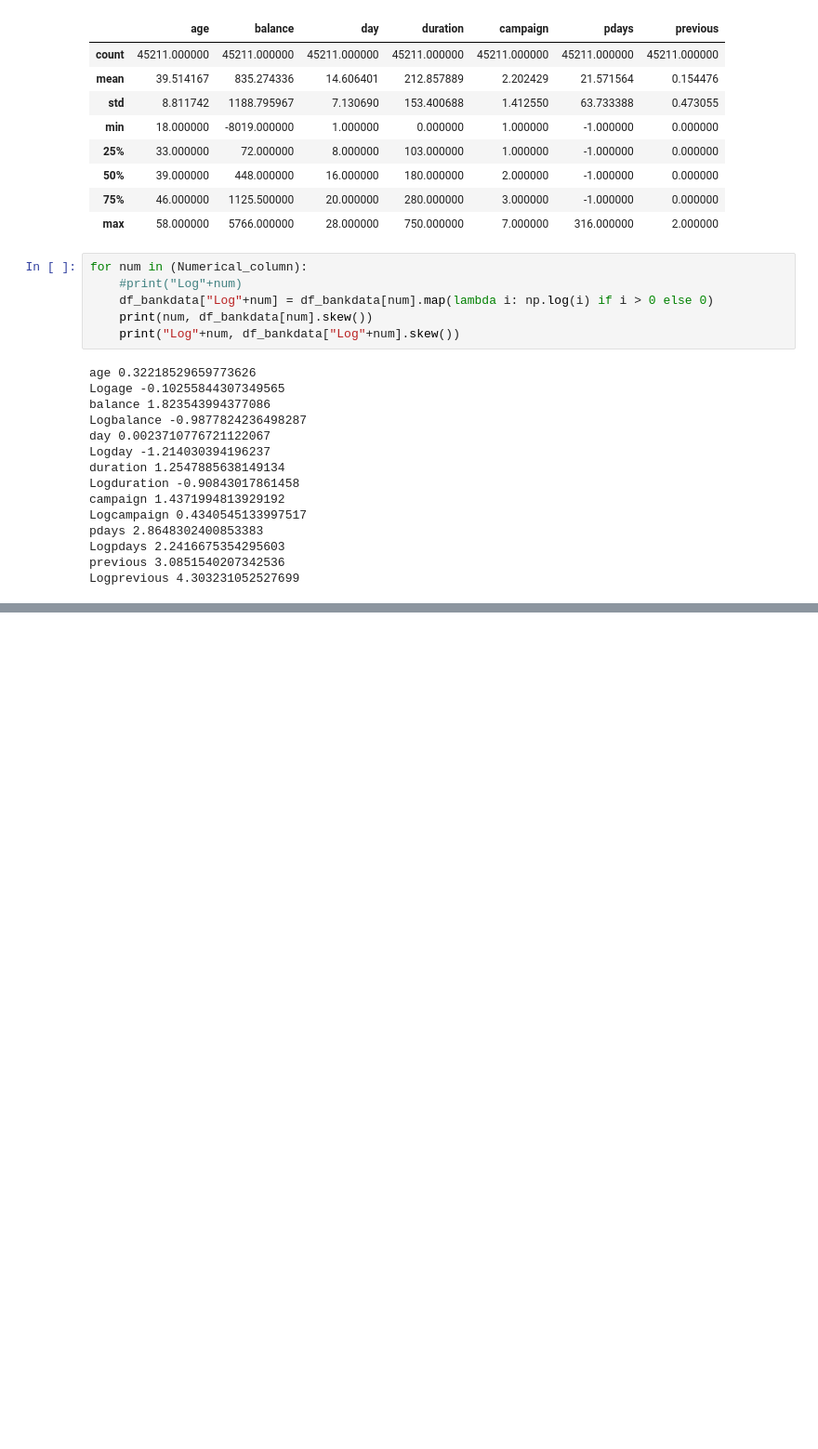
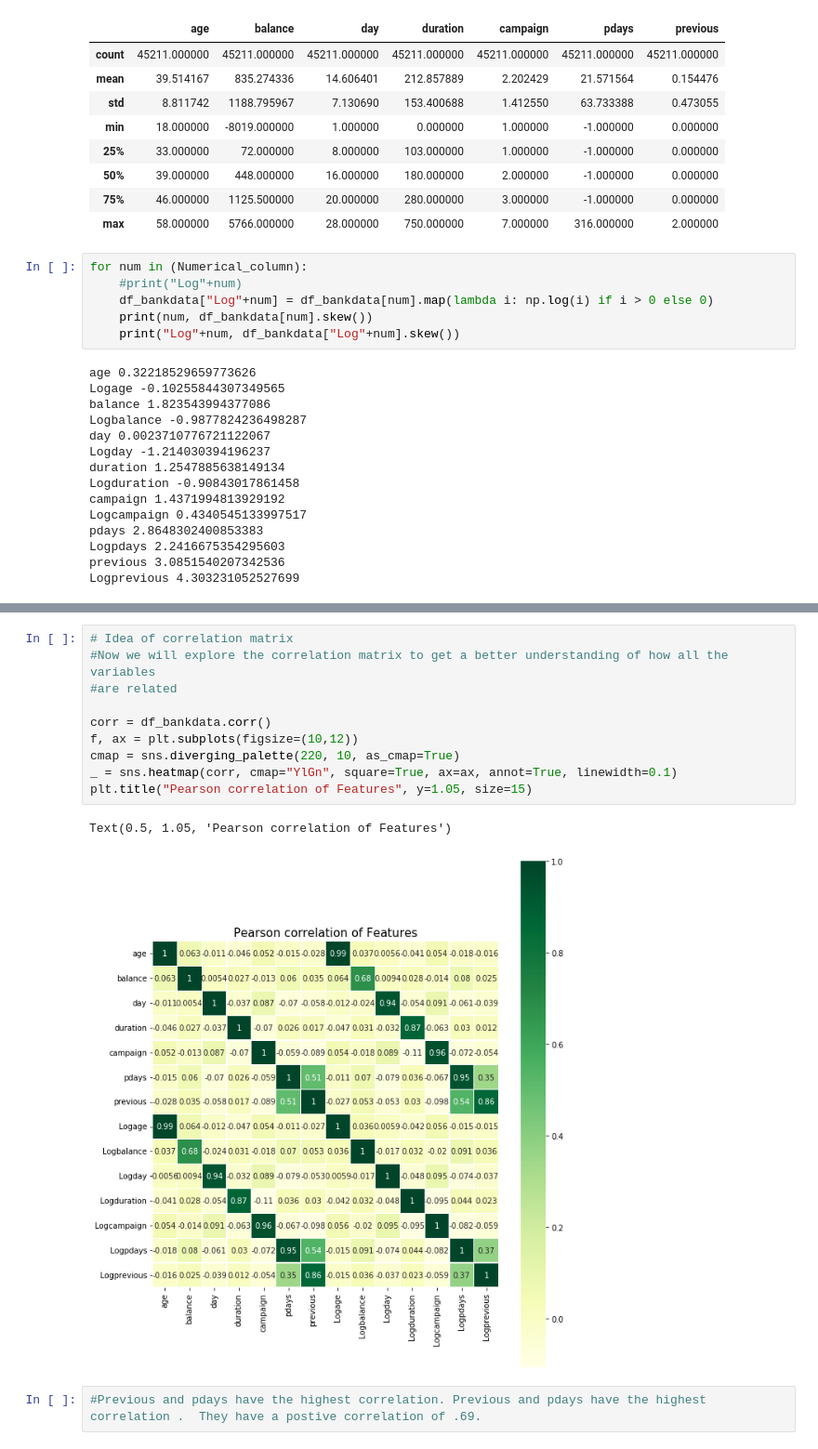
Before and after one commit to LakshmiVidyasagar/Final-Deliverables-Bank-data, a Jupyter notebook: Final Deliverable.ipynb, the cells around one changed output, grey strips where cells are left out. Shown: that part at 93% size. Saved outputs shown, nothing was run; the diff lists cells and outputs as text; blank space fills up the shorter version.

```diff
--- a/Final Deliverable.ipynb
+++ b/Final Deliverable.ipynb
@@ -258,0 +430,15 @@ df_bankdata.describe()
+# %%
+# Idea of correlation matrix
+#Now we will explore the correlation matrix to get a better understanding of how all the variables
+#are related
+
+corr = df_bankdata.corr()
+f, ax = plt.subplots(figsize=(10,12))
+cmap = sns.diverging_palette(220, 10, as_cmap=True)
+_ = sns.heatmap(corr, cmap="YlGn", square=True, ax=ax, annot=True, linewidth=0.1)
+plt.title("Pearson correlation of Features", y=1.05, size=15)
+# %% [output]
+Text(0.5, 1.05, 'Pearson correlation of Features')
+[figure, added]
+# %%
+#Previous and pdays have the highest correlation. Previous and pdays have the highest correlation .  They have a postive correlation of .69.
```
Also changed, not shown: parts of 11 cells of this notebook, 1 other file.
